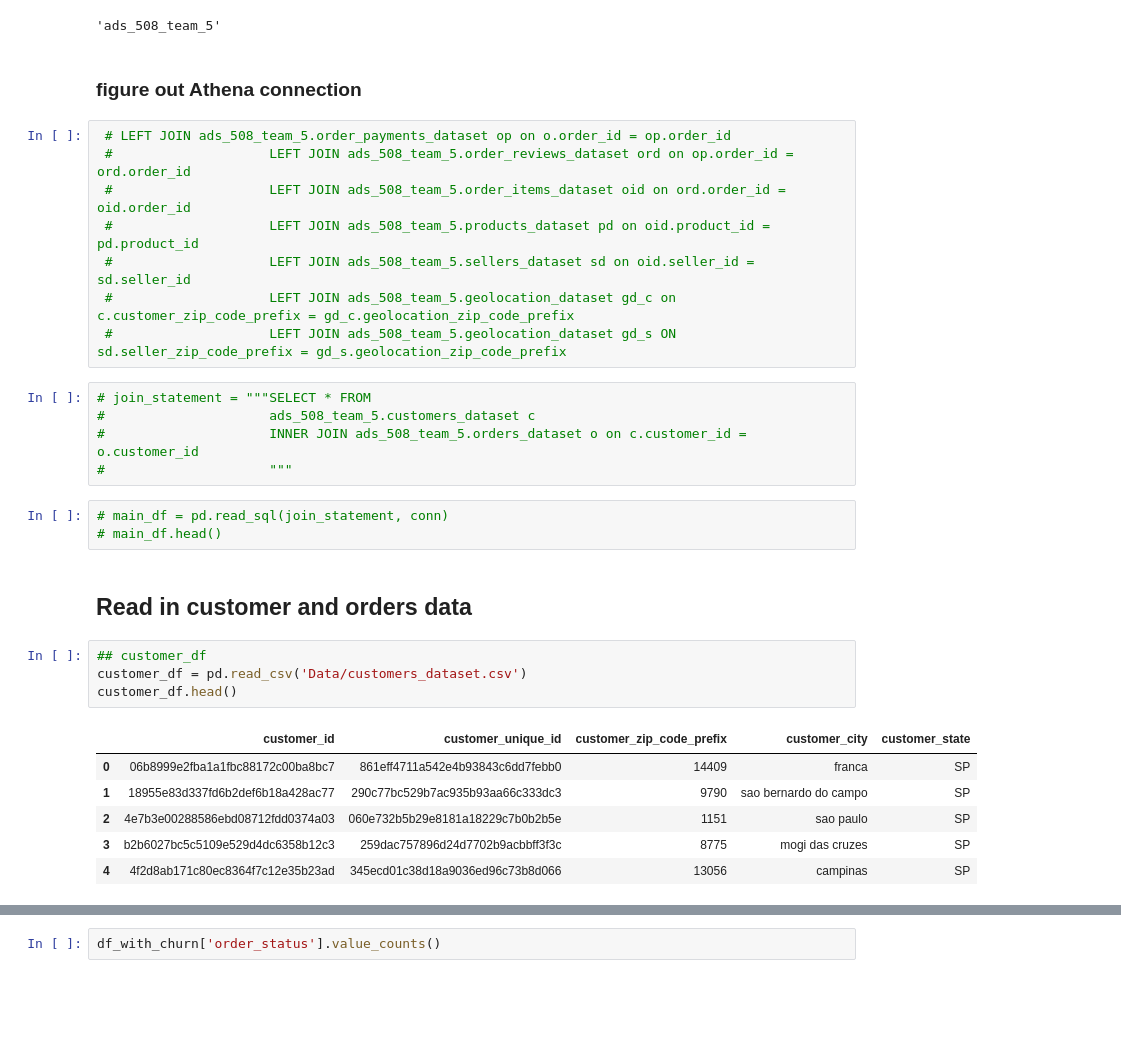
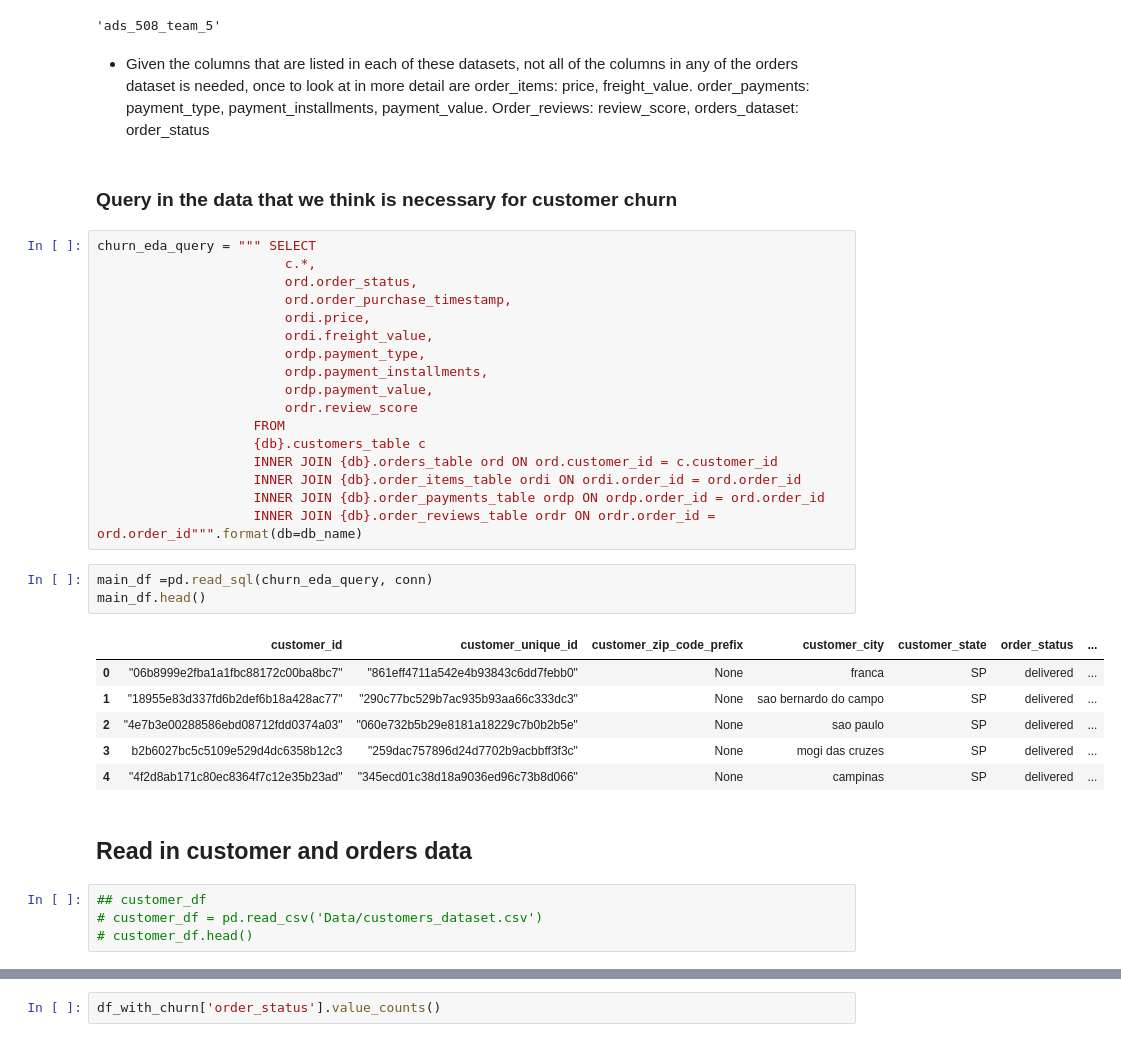
Before and after one commit to justinm329/ads_508_team_project_test, a Jupyter notebook: JF_EDA_refined.ipynb, the cells around one changed output, grey strips where cells are left out. Cells and saved outputs as stored; diff of their text form; blank space fills up the shorter version.

```diff
--- a/JF_EDA_refined.ipynb
+++ b/JF_EDA_refined.ipynb
@@ -37,35 +40,41 @@ db_name = str(db_show.iloc[0]['database_name'])
 db_name
 # %% [output]
 'ads_508_team_5'
+# %% [markdown]
+* Given the columns that are listed in each of these datasets, not all of the columns in any of the orders dataset is needed, once to look at in more detail are order_items: price, freight_value. order_payments: payment_type, payment_installments, payment_value. Order_reviews: review_score, orders_dataset: order_status
 # %% [markdown]
-### figure out Athena connection
+### Query in the data that we think is necessary for customer churn
 # %%
- # LEFT JOIN ads_508_team_5.order_payments_dataset op on o.order_id = op.order_id
- #                    LEFT JOIN ads_508_team_5.order_reviews_dataset ord on op.order_id = ord.order_id
- #                    LEFT JOIN ads_508_team_5.order_items_dataset oid on ord.order_id = oid.order_id
- #                    LEFT JOIN ads_508_team_5.products_dataset pd on oid.product_id = pd.product_id
- #                    LEFT JOIN ads_508_team_5.sellers_dataset sd on oid.seller_id = sd.seller_id
- #                    LEFT JOIN ads_508_team_5.geolocation_dataset gd_c on c.customer_zip_code_prefix = gd_c.geolocation_zip_code_prefix
- #                    LEFT JOIN ads_508_team_5.geolocation_dataset gd_s ON sd.seller_zip_code_prefix = gd_s.geolocation_zip_code_prefix
+churn_eda_query = """ SELECT
+                        c.*,
+                        ord.order_status,
+                        ord.order_purchase_timestamp,
+                        ordi.price,
+                        ordi.freight_value,
+                        ordp.payment_type,
+                        ordp.payment_installments,
+                        ordp.payment_value,
+                        ordr.review_score
+                    FROM
+                    {db}.customers_table c
+                    INNER JOIN {db}.orders_table ord ON ord.customer_id = c.customer_id
+                    INNER JOIN {db}.order_items_table ordi ON ordi.order_id = ord.order_id
+                    INNER JOIN {db}.order_payments_table ordp ON ordp.order_id = ord.order_id
+                    INNER JOIN {db}.order_reviews_table ordr ON ordr.order_id = ord.order_id""".format(db=db_name)
-# %%
-# join_statement = """SELECT * FROM
-#                     ads_508_team_5.customers_dataset c
-#                     INNER JOIN ads_508_team_5.orders_dataset o on c.customer_id = o.customer_id
-#                     """
-# %%
-# main_df = pd.read_sql(join_statement, conn)
-# main_df.head()
+# %%
+main_df =pd.read_sql(churn_eda_query, conn)
+main_df.head()
+# %% [output]
+|  | customer_id | customer_unique_id | customer_zip_code_prefix | customer_city | customer_state | order_status | ... |
+| 0 | "06b8999e2fba1a1fbc88172c00ba8bc7" | "861eff4711a542e4b93843c6dd7febb0" | None | franca | SP | delivered | ... |
+| 1 | "18955e83d337fd6b2def6b18a428ac77" | "290c77bc529b7ac935b93aa66c333dc3" | None | sao bernardo do campo | SP | delivered | ... |
+| 2 | "4e7b3e00288586ebd08712fdd0374a03" | "060e732b5b29e8181a18229c7b0b2b5e" | None | sao paulo | SP | delivered | ... |
+| 3 | b2b6027bc5c5109e529d4dc6358b12c3 | "259dac757896d24d7702b9acbbff3f3c" | None | mogi das cruzes | SP | delivered | ... |
+| 4 | "4f2d8ab171c80ec8364f7c12e35b23ad" | "345ecd01c38d18a9036ed96c73b8d066" | None | campinas | SP | delivered | ... |
 # %% [markdown]
 ## Read in customer and orders data
 # %%
 ## customer_df
-customer_df = pd.read_csv('Data/customers_dataset.csv')
-customer_df.head()
+# customer_df = pd.read_csv('Data/customers_dataset.csv')
+# customer_df.head()
-# %% [output]
-|  | customer_id | customer_unique_id | customer_zip_code_prefix | customer_city | customer_state |
-| 0 | 06b8999e2fba1a1fbc88172c00ba8bc7 | 861eff4711a542e4b93843c6dd7febb0 | 14409 | franca | SP |
-| 1 | 18955e83d337fd6b2def6b18a428ac77 | 290c77bc529b7ac935b93aa66c333dc3 | 9790 | sao bernardo do campo | SP |
-| 2 | 4e7b3e00288586ebd08712fdd0374a03 | 060e732b5b29e8181a18229c7b0b2b5e | 1151 | sao paulo | SP |
-| 3 | b2b6027bc5c5109e529d4dc6358b12c3 | 259dac757896d24d7702b9acbbff3f3c | 8775 | mogi das cruzes | SP |
-| 4 | 4f2d8ab171c80ec8364f7c12e35b23ad | 345ecd01c38d18a9036ed96c73b8d066 | 13056 | campinas | SP |
 # %%
```
Also changed, not shown: parts of 12 cells of this notebook.
